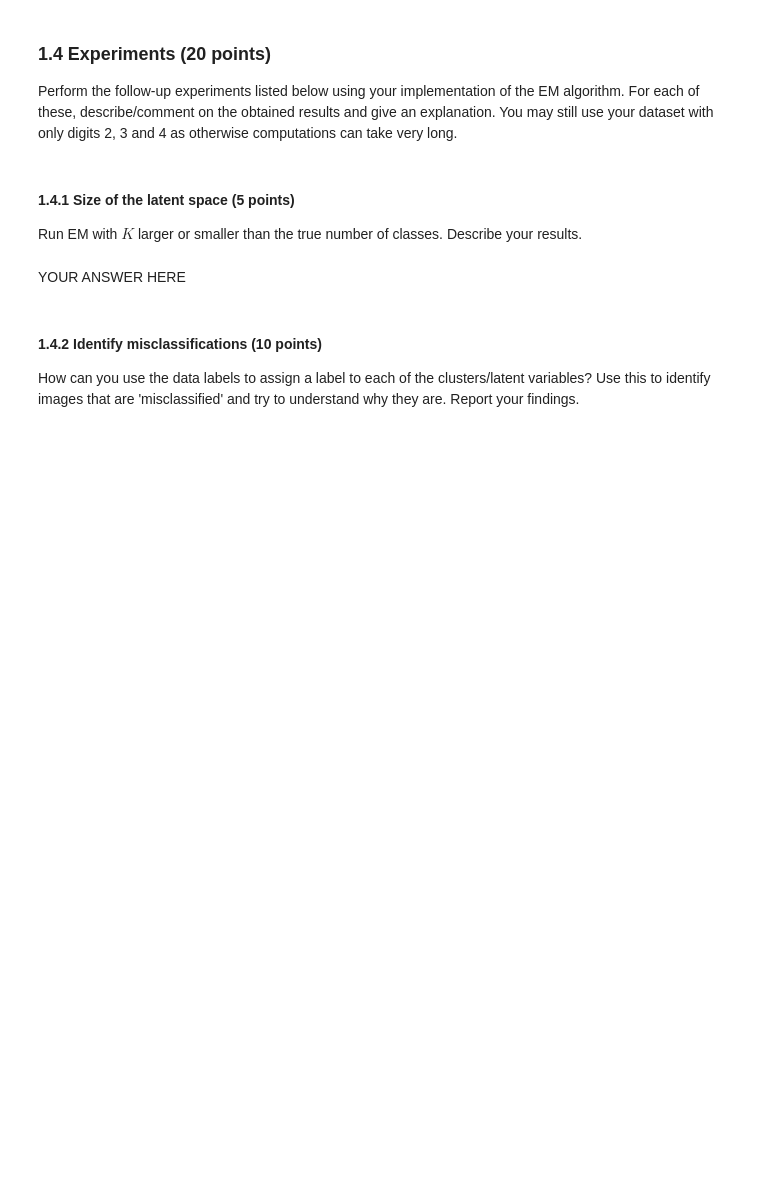
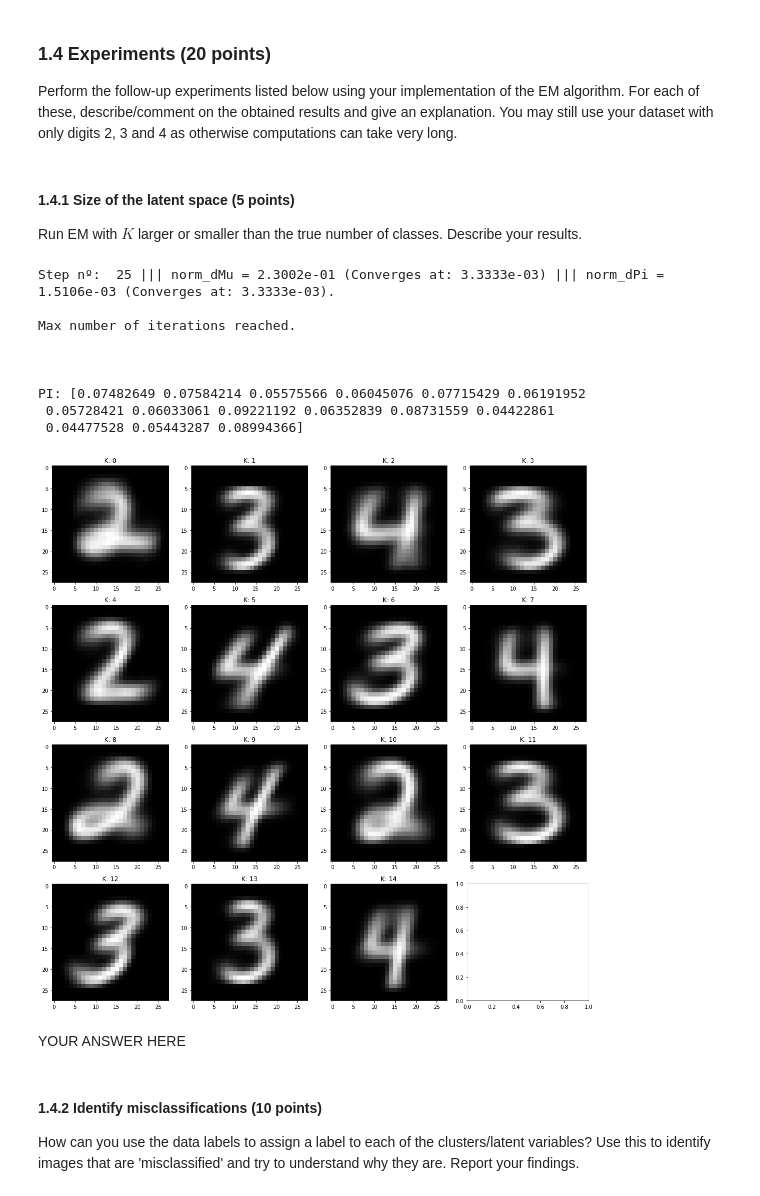
Before and after one commit to Nuno-Mota/Machine-Learning-2, a Jupyter notebook: Lab 3/lab3(1).ipynb, the cells around one changed output. Saved outputs shown, nothing was run; the diff lists cells and outputs as text; code cells hidden in the pictures; blank space fills up the shorter version.

```diff
--- a/Lab 3/lab3(1).ipynb
+++ b/Lab 3/lab3(1).ipynb
@@ -231,3 +246,39 @@ raise NotImplementedError()
+# %%
+num_classes = 15
+pi = np.ones(num_classes)/num_classes
+mu = np.random.uniform(0.25, 0.75, (num_classes, bin_train_data_234.shape[1]))
+normaliser = np.sum(mu, axis=1)
+mu = mu/normaliser.reshape(-1, 1)
+
+
+mu, pi = EM(bin_train_data_234, 3, 25, mu, pi)
+
+
+# TODO: Should reconstructed digits be sampled from the mean?
+# So, sample a k, then get a bernoulli sample according to the corresponding mean.
+
+print("\n\n\nPI: " + str(pi))
+
+plt.subplots(num_classes//4 + 1, 4, figsize=(15,15))
+for i in range (num_classes):
+
+    plt.subplot(num_classes//4 + 1, 4, i+1)
+    plt.imshow(np.reshape(mu[i], (28, 28)), cmap='gray')
+    plt.title("K: " + str(i))
+
+plt.tight_layout()
+plt.show()
+# %% [output]
+Step nº:  25 ||| norm_dMu = 2.3002e-01 (Converges at: 3.3333e-03) ||| norm_dPi = 1.5106e-03 (Converges at: 3.3333e-03).
+
+Max number of iterations reached.
+
+
+
+PI: [0.07482649 0.07584214 0.05575566 0.06045076 0.07715429 0.06191952
+ 0.05728421 0.06033061 0.09221192 0.06352839 0.08731559 0.04422861
+ 0.04477528 0.05443287 0.08994366]
+[figure, added]
 # %% [markdown]
 YOUR ANSWER HERE
 # %% [markdown]
```
Also changed, not shown: parts of 22 cells of this notebook.
